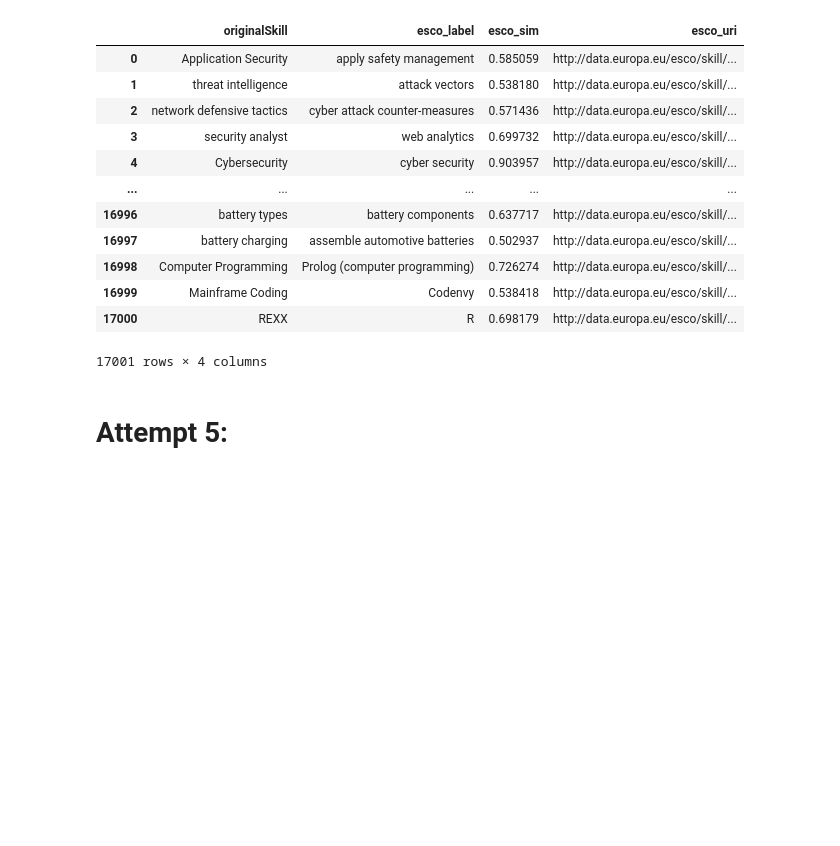
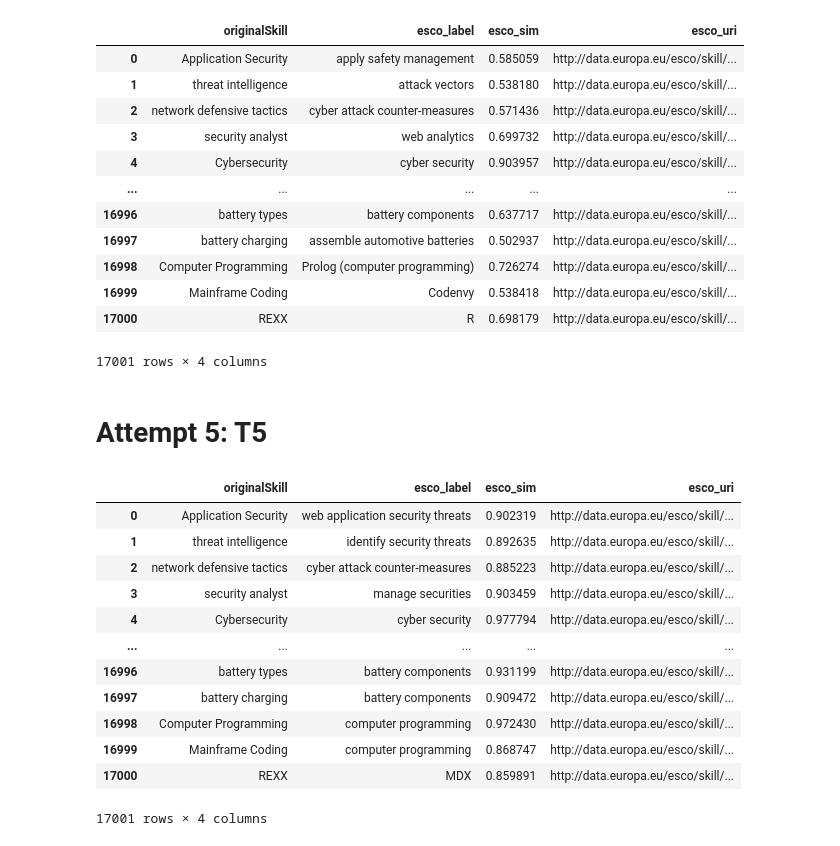
Before and after one commit to rvocampo26/tfg_project, a Jupyter notebook: AI4LABOUR_course-ESCO_GIT/similarity.ipynb, the cells around one changed output. Cells and saved outputs as stored; diff of their text form; code cells hidden in the pictures; blank space fills up the shorter version.

```diff
--- a/AI4LABOUR_course-ESCO_GIT/similarity.ipynb
+++ b/AI4LABOUR_course-ESCO_GIT/similarity.ipynb
@@ -308,2 +369,47 @@ df_skills_multi.to_csv("app4.csv")
 # %% [markdown]
-# Attempt 5:
+# Attempt 5: T5
+# %%
+from sentence_transformers import SentenceTransformer, util
+import torch
+import pandas as pd
+from sentence_transformers import SentenceTransformer
+
+model = SentenceTransformer('sentence-transformers/sentence-t5-base')
+embeddings = model.encode(escoLabels)
+
+def map_ESCO_T5(skills):
+    model = SentenceTransformer('sentence-transformers/sentence-t5-base')
+    listLabel = []
+    listSim = []
+    listUri = []
+    df_skills = pd.DataFrame(skills, columns=["originalSkill"])
+    pos=0
+    for skill in skills:
+        pos+=1
+        #Compute embedding for the skill
+        embedding_1= model.encode(skill, convert_to_tensor=True)    # we encode the skill
+        sim = util.pytorch_cos_sim(embedding_1, embeddings)         # get the cosine similarity
+        listSim.append(torch.max(sim).item())                      # get the maximum (the closest one)
+        listLabel.append(escoLabels[torch.argmax(sim).item()])      # get the label of the maxiumum
+        listUri.append(df_esco["conceptUri"][torch.argmax(sim).item()])
+    df_skills["esco_label"] = listLabel
+    df_skills["esco_sim"] = listSim
+    df_skills["esco_uri"] = listUri
+    return df_skills
+# %%
+df_skills_full = map_ESCO_T5(skills)
+df_skills_full
+# %% [output]
+|  | originalSkill | esco_label | esco_sim | esco_uri |
+| 0 | Application Security | web application security threats | 0.902319 | http://data.europa.eu/esco/skill/... |
+| 1 | threat intelligence | identify security threats | 0.892635 | http://data.europa.eu/esco/skill/... |
+| 2 | network defensive tactics | cyber attack counter-measures | 0.885223 | http://data.europa.eu/esco/skill/... |
+| 3 | security analyst | manage securities | 0.903459 | http://data.europa.eu/esco/skill/... |
+| 4 | Cybersecurity | cyber security | 0.977794 | http://data.europa.eu/esco/skill/... |
+| ... | ... | ... | ... | ... |
+| 16996 | battery types | battery components | 0.931199 | http://data.europa.eu/esco/skill/... |
+| 16997 | battery charging | battery components | 0.909472 | http://data.europa.eu/esco/skill/... |
+| 16998 | Computer Programming | computer programming | 0.972430 | http://data.europa.eu/esco/skill/... |
+| 16999 | Mainframe Coding | computer programming | 0.868747 | http://data.europa.eu/esco/skill/... |
+| 17000 | REXX | MDX | 0.859891 | http://data.europa.eu/esco/skill/... |
+17001 rows × 4 columns
```
Also changed, not shown: parts of 11 cells of this notebook, 5 other files.
